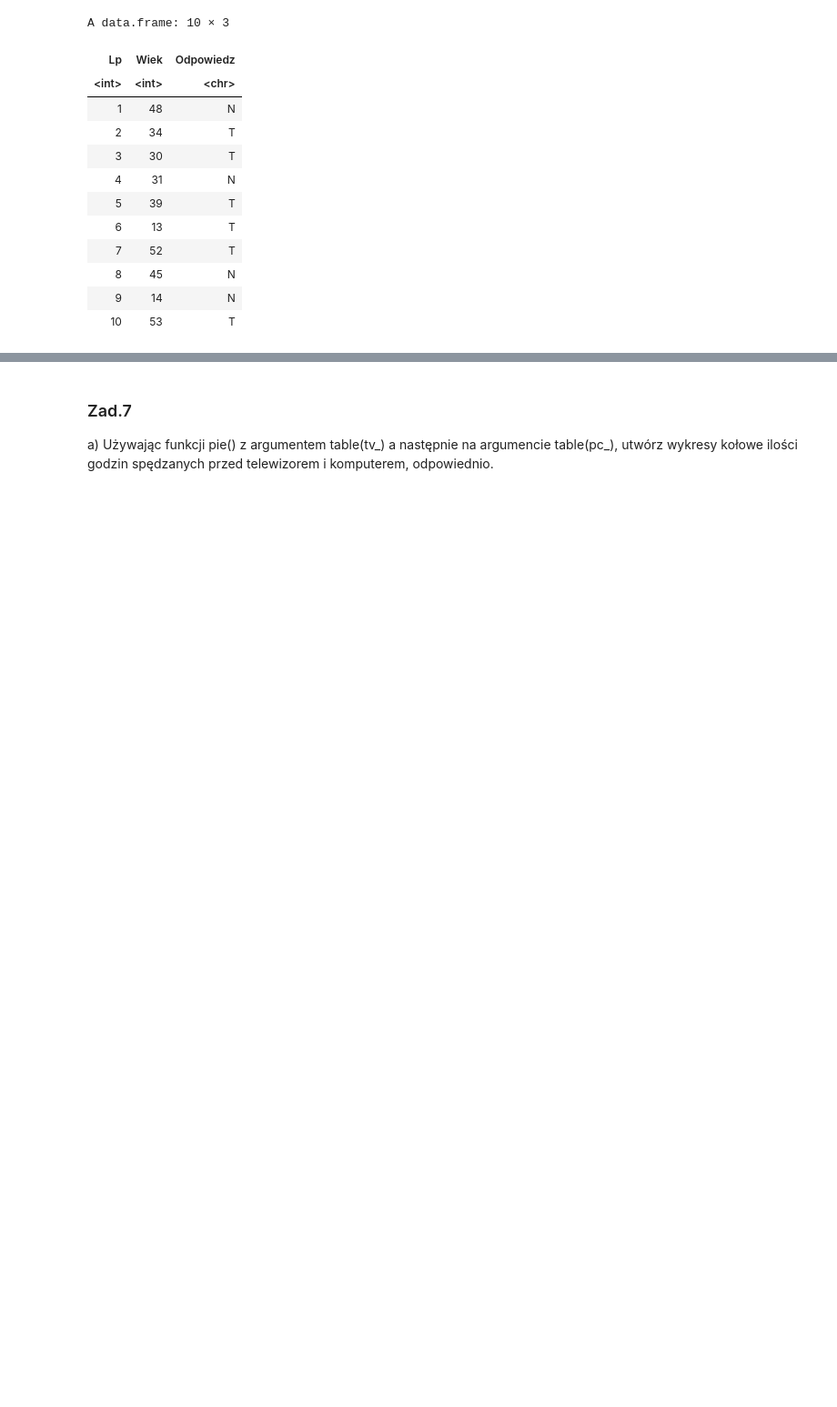
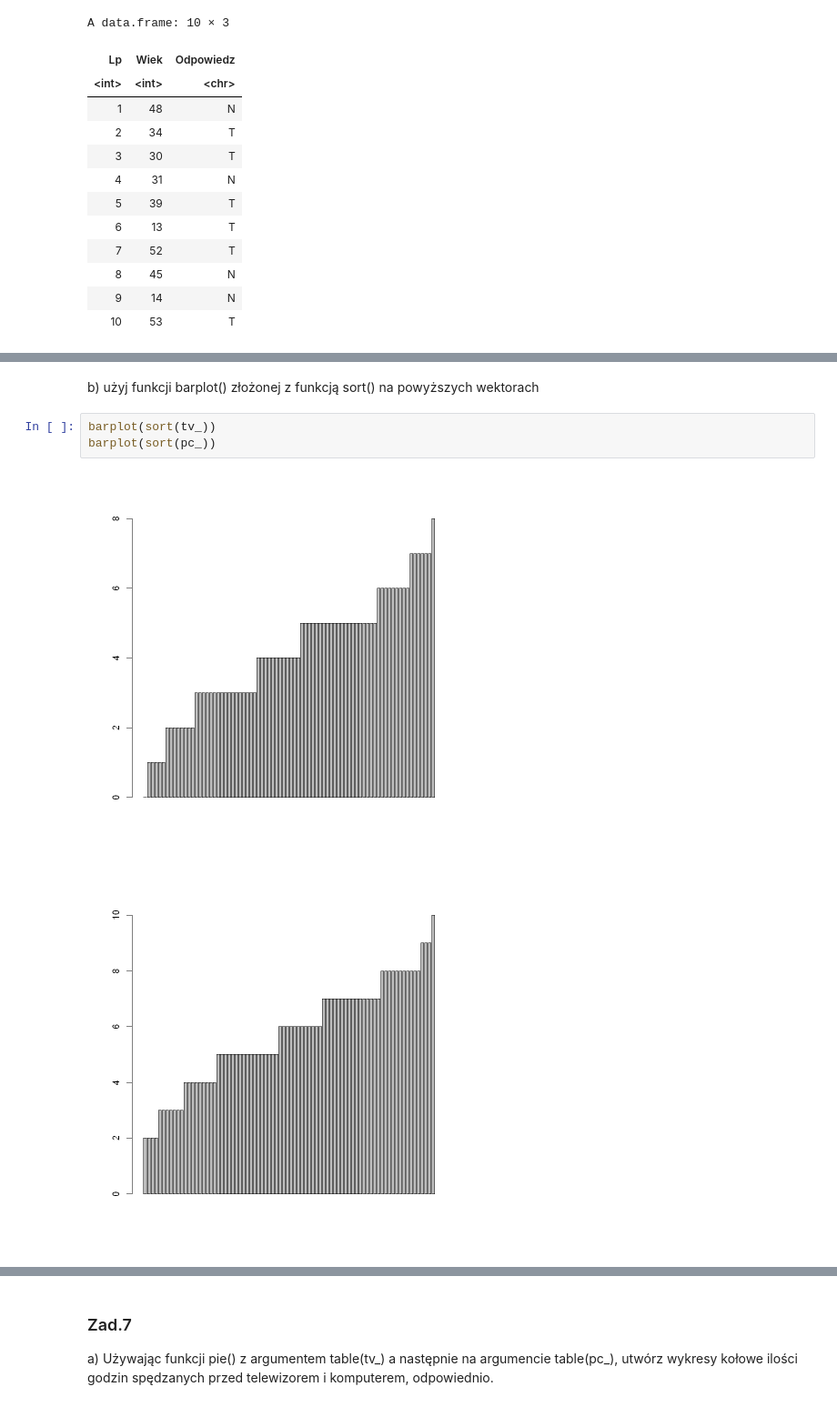
Before and after one commit to 30james00/pollub_R, a Jupyter notebook: Lab3.ipynb, the cells around one changed output, grey strips where cells are left out. Shown at 91% size. Cells and saved outputs as stored; diff of their text form; blank space fills up the shorter version.

```diff
--- a/Lab3.ipynb
+++ b/Lab3.ipynb
@@ -36,0 +197,8 @@ pc_ <- round(rnorm(80, 6, 2))
+# %% [markdown]
+b) użyj funkcji barplot() złożonej z funkcją sort() na powyższych wektorach
+# %%
+barplot(sort(tv_))
+barplot(sort(pc_))
+# %% [output]
+[figure, added]
+[figure, added]
```
Also changed, not shown: parts of 22 cells of this notebook.
